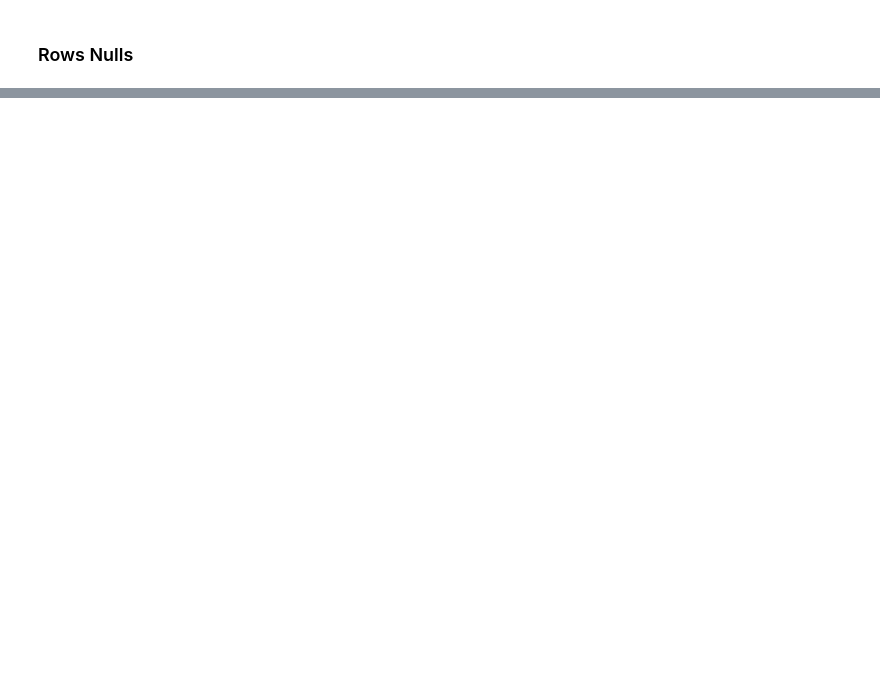
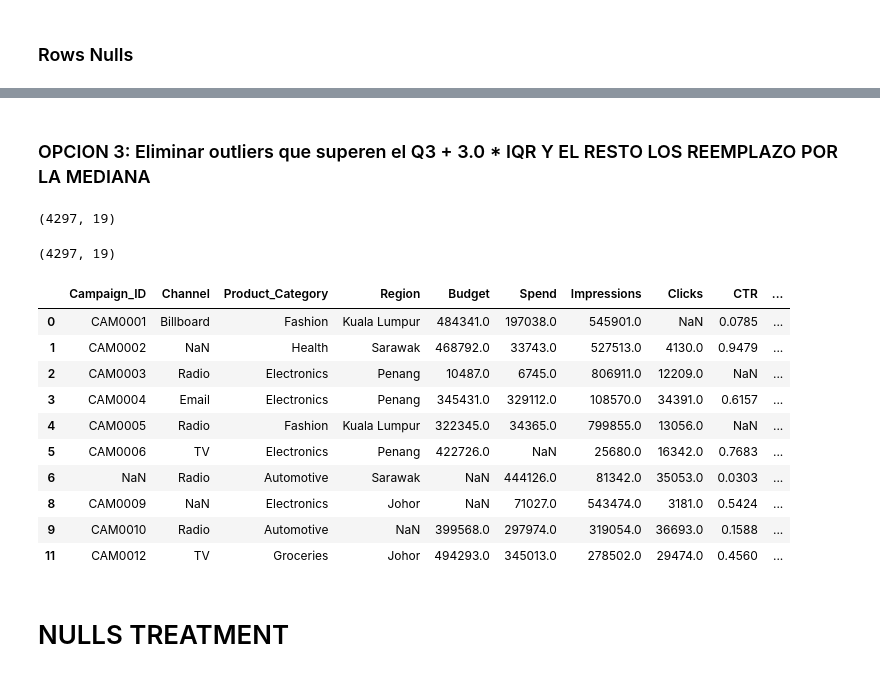
Before and after one commit to Germandcont/Data_Analysis_Project, a Jupyter notebook: Notebooks/Notebook.ipynb, the cells around one changed output, grey strips where cells are left out. Drawn from its saved outputs; the diff is of its cells as text; code cells hidden in the pictures; blank space fills up the shorter version.

```diff
--- a/Notebooks/Notebook.ipynb
+++ b/Notebooks/Notebook.ipynb
@@ -287,0 +194,15 @@ Lo que yo haría:
+# %%
+# Definir el tamaño del lienzo
+fig, axes = plt.subplots(nrows=4, ncols=3, figsize=(20, 20))
+
+# Aplanar los ejes para iterar fácilmente
+axes = axes.flatten()
+
+# Graficar el boxplot de las variables numéricas
+for i, col in enumerate(numeric_columns):
+    sns.boxplot(y=df[col], ax=axes[i])
+    axes[i].set_title(f'Boxplot de {col}')
+
+# Ajustar el diseño para evitar superposición
+plt.tight_layout()
+plt.show()
@@ -287,0 +211,52 @@ Lo que yo haría:
+# %% [markdown]
+### OPCION 3: Eliminar outliers que superen el Q3 + 3.0 * IQR Y EL RESTO LOS REEMPLAZO POR LA MEDIANA
+# %%
+# Calcular el rango intercuartílico (IQR) para todas las columnas numéricas
+Q1 = df[numeric_columns].quantile(0.25)
+Q3 = df[numeric_columns].quantile(0.75)
+IQR = Q3 - Q1
+
+# Calcular los límites superior e inferior para todas las columnas numéricas
+extreme_upper_bound = Q3 + 3.0 * IQR
+upper_bound = Q3 + 1.5 * IQR
+lower_bound = Q1 - 1.5 * IQR
+
+# Eliminar los outliers que superen el límite superior extremo
+df = df[~((df[numeric_columns] > extreme_upper_bound)).any(axis=1)]
+
+# Calcular las medianas de las columnas numéricas
+medians = df[numeric_columns].median()
+
+# Reemplazar los outliers restantes por la mediana de cada columna
+for col in numeric_columns:
+    df.loc[(df[col] < lower_bound[col]) | (df[col] > upper_bound[col]), col] = medians[col]
+
+# Verificar el resultado
+df.describe()
+
+#Crear copia de estos resultados en una df_sin_outliers
+df_sin_outliers = df.copy()
+# %%
+df_sin_outliers.shape
+# %% [output]
+(4297, 19)
+# %%
+df.shape
+# %% [output]
+(4297, 19)
+# %%
+df.head(10)
+# %% [output]
+|  | Campaign_ID | Channel | Product_Category | Region | Budget | Spend | Impressions | Clicks | CTR | ... |
+| 0 | CAM0001 | Billboard | Fashion | Kuala Lumpur | 484341.0 | 197038.0 | 545901.0 | NaN | 0.0785 | ... |
+| 1 | CAM0002 | NaN | Health | Sarawak | 468792.0 | 33743.0 | 527513.0 | 4130.0 | 0.9479 | ... |
+| 2 | CAM0003 | Radio | Electronics | Penang | 10487.0 | 6745.0 | 806911.0 | 12209.0 | NaN | ... |
+| 3 | CAM0004 | Email | Electronics | Penang | 345431.0 | 329112.0 | 108570.0 | 34391.0 | 0.6157 | ... |
+| 4 | CAM0005 | Radio | Fashion | Kuala Lumpur | 322345.0 | 34365.0 | 799855.0 | 13056.0 | NaN | ... |
+| 5 | CAM0006 | TV | Electronics | Penang | 422726.0 | NaN | 25680.0 | 16342.0 | 0.7683 | ... |
+| 6 | NaN | Radio | Automotive | Sarawak | NaN | 444126.0 | 81342.0 | 35053.0 | 0.0303 | ... |
+| 8 | CAM0009 | NaN | Electronics | Johor | NaN | 71027.0 | 543474.0 | 3181.0 | 0.5424 | ... |
+| 9 | CAM0010 | Radio | Automotive | NaN | 399568.0 | 297974.0 | 319054.0 | 36693.0 | 0.1588 | ... |
+| 11 | CAM0012 | TV | Groceries | Johor | 494293.0 | 345013.0 | 278502.0 | 29474.0 | 0.4560 | ... |
+# %% [markdown]
+# NULLS TREATMENT
```
Also changed, not shown: parts of 60 cells of this notebook, 3 other files.
